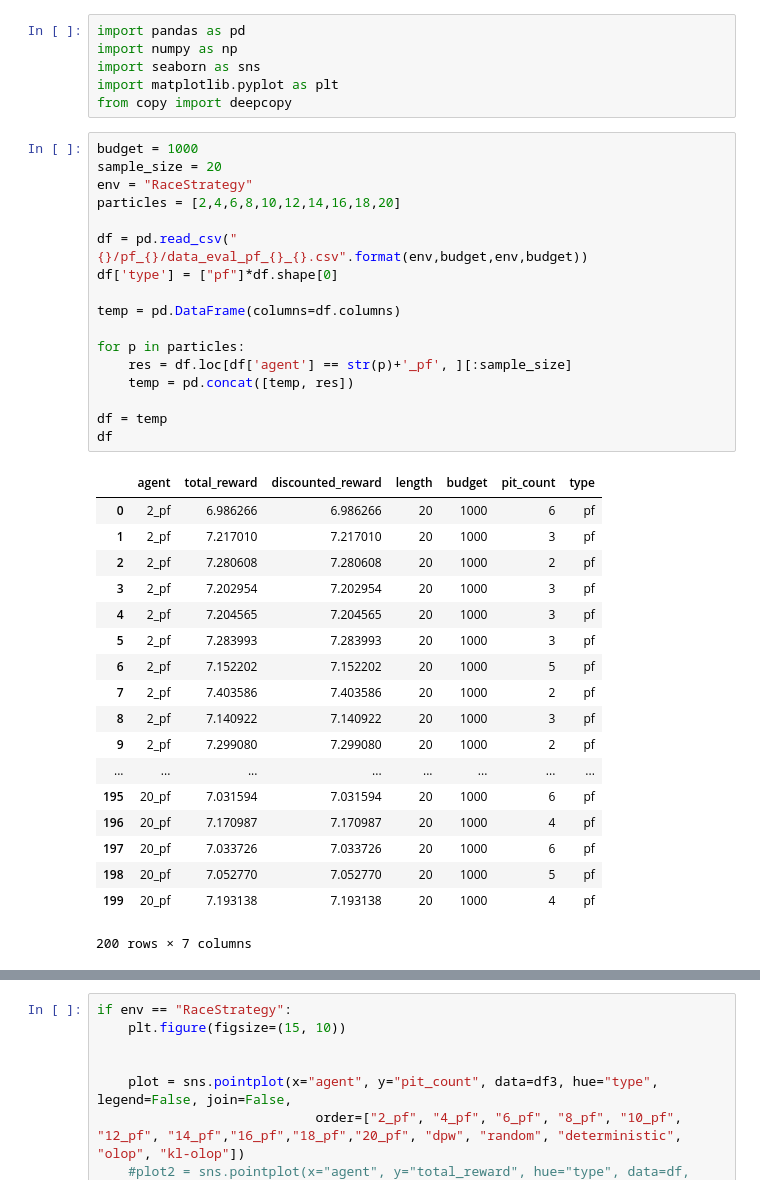
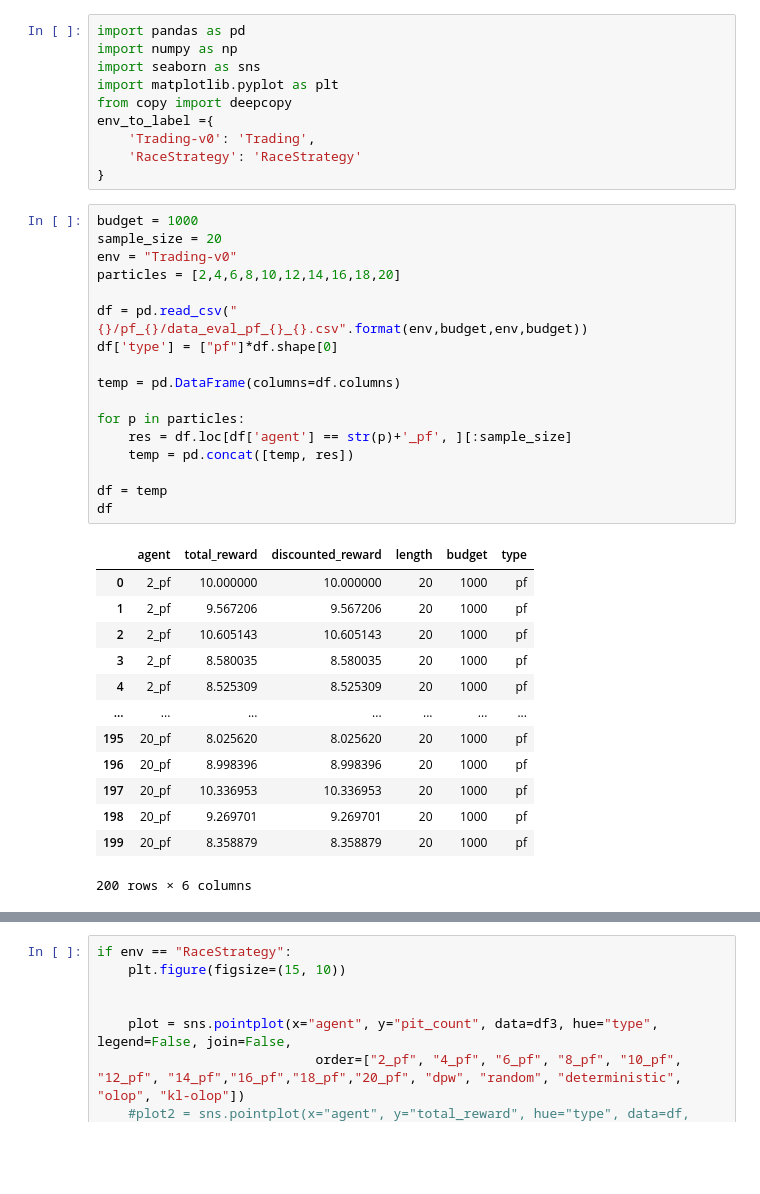
Before and after one commit to amarildolikmeta/alphazero_singleplayer, a Jupyter notebook: notebooks/Plot.ipynb, the cells around one changed output, grey strips where cells are left out. Saved outputs shown, nothing was run; the diff lists cells and outputs as text; blank space fills up the shorter version.

```diff
--- a/notebooks/Plot.ipynb
+++ b/notebooks/Plot.ipynb
@@ -4,42 +4,41 @@ import numpy as np
 import seaborn as sns
 import matplotlib.pyplot as plt
 from copy import deepcopy
+env_to_label ={
+    'Trading-v0': 'Trading',
+    'RaceStrategy': 'RaceStrategy'
+}
 # %%
 budget = 1000
 sample_size = 20
-env = "RaceStrategy"
+env = "Trading-v0"
 particles = [2,4,6,8,10,12,14,16,18,20]
 
 df = pd.read_csv("{}/pf_{}/data_eval_pf_{}_{}.csv".format(env,budget,env,budget))
 df['type'] = ["pf"]*df.shape[0]
 
 temp = pd.DataFrame(columns=df.columns)
 
 for p in particles:
     res = df.loc[df['agent'] == str(p)+'_pf', ][:sample_size]
     temp = pd.concat([temp, res])
 
 df = temp
 df
 # %% [output]
-|  | agent | total_reward | discounted_reward | length | budget | pit_count | type |
-| 0 | 2_pf | 6.986266 | 6.986266 | 20 | 1000 | 6 | pf |
-| 1 | 2_pf | 7.217010 | 7.217010 | 20 | 1000 | 3 | pf |
-| 2 | 2_pf | 7.280608 | 7.280608 | 20 | 1000 | 2 | pf |
-| 3 | 2_pf | 7.202954 | 7.202954 | 20 | 1000 | 3 | pf |
-| 4 | 2_pf | 7.204565 | 7.204565 | 20 | 1000 | 3 | pf |
-| 5 | 2_pf | 7.283993 | 7.283993 | 20 | 1000 | 3 | pf |
-| 6 | 2_pf | 7.152202 | 7.152202 | 20 | 1000 | 5 | pf |
-| 7 | 2_pf | 7.403586 | 7.403586 | 20 | 1000 | 2 | pf |
-| 8 | 2_pf | 7.140922 | 7.140922 | 20 | 1000 | 3 | pf |
-| 9 | 2_pf | 7.299080 | 7.299080 | 20 | 1000 | 2 | pf |
-| ... | ... | ... | ... | ... | ... | ... | ... |
-| 195 | 20_pf | 7.031594 | 7.031594 | 20 | 1000 | 6 | pf |
-| 196 | 20_pf | 7.170987 | 7.170987 | 20 | 1000 | 4 | pf |
-| 197 | 20_pf | 7.033726 | 7.033726 | 20 | 1000 | 6 | pf |
-| 198 | 20_pf | 7.052770 | 7.052770 | 20 | 1000 | 5 | pf |
-| 199 | 20_pf | 7.193138 | 7.193138 | 20 | 1000 | 4 | pf |
+|  | agent | total_reward | discounted_reward | length | budget | type |
+| 0 | 2_pf | 10.000000 | 10.000000 | 20 | 1000 | pf |
+| 1 | 2_pf | 9.567206 | 9.567206 | 20 | 1000 | pf |
+| 2 | 2_pf | 10.605143 | 10.605143 | 20 | 1000 | pf |
+| 3 | 2_pf | 8.580035 | 8.580035 | 20 | 1000 | pf |
+| 4 | 2_pf | 8.525309 | 8.525309 | 20 | 1000 | pf |
+| ... | ... | ... | ... | ... | ... | ... |
+| 195 | 20_pf | 8.025620 | 8.025620 | 20 | 1000 | pf |
+| 196 | 20_pf | 8.998396 | 8.998396 | 20 | 1000 | pf |
+| 197 | 20_pf | 10.336953 | 10.336953 | 20 | 1000 | pf |
+| 198 | 20_pf | 9.269701 | 9.269701 | 20 | 1000 | pf |
+| 199 | 20_pf | 8.358879 | 8.358879 | 20 | 1000 | pf |
-200 rows × 7 columns
+200 rows × 6 columns
 # %%
 df_dpw = pd.read_csv("{}/dpw_{}/dpw_mcts_only_{}_{}_data_exp_0.csv".format(env,budget,env,budget))
 df_dpw['type'] = ["dpw"]*df_dpw.shape[0]
```
Also changed, not shown: parts of 6 cells of this notebook, 13 other files.
